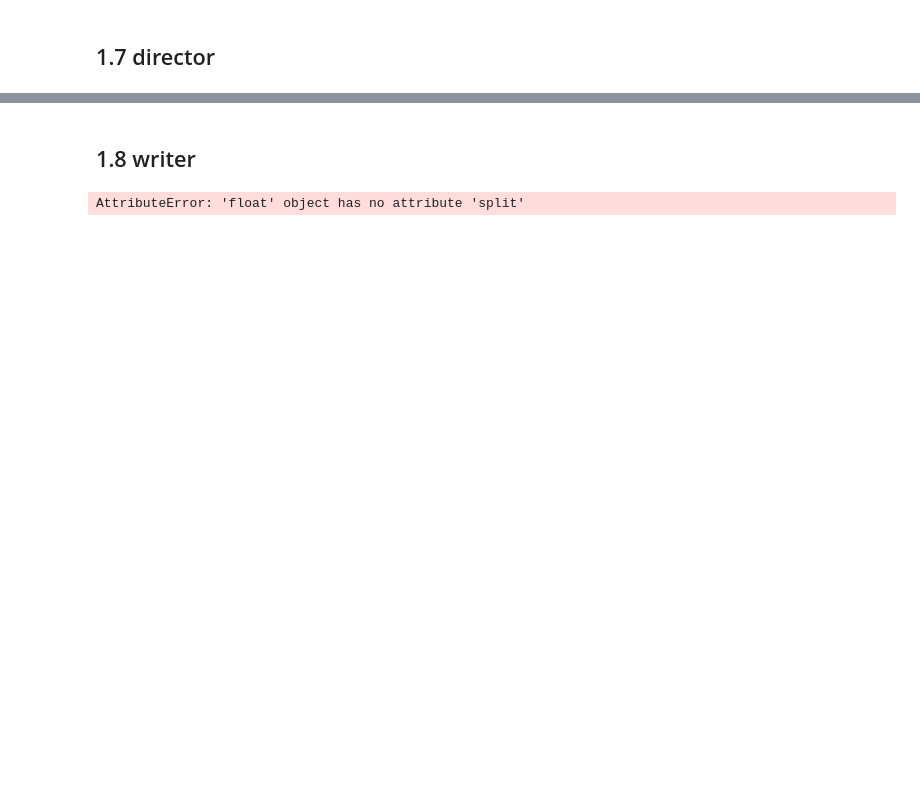
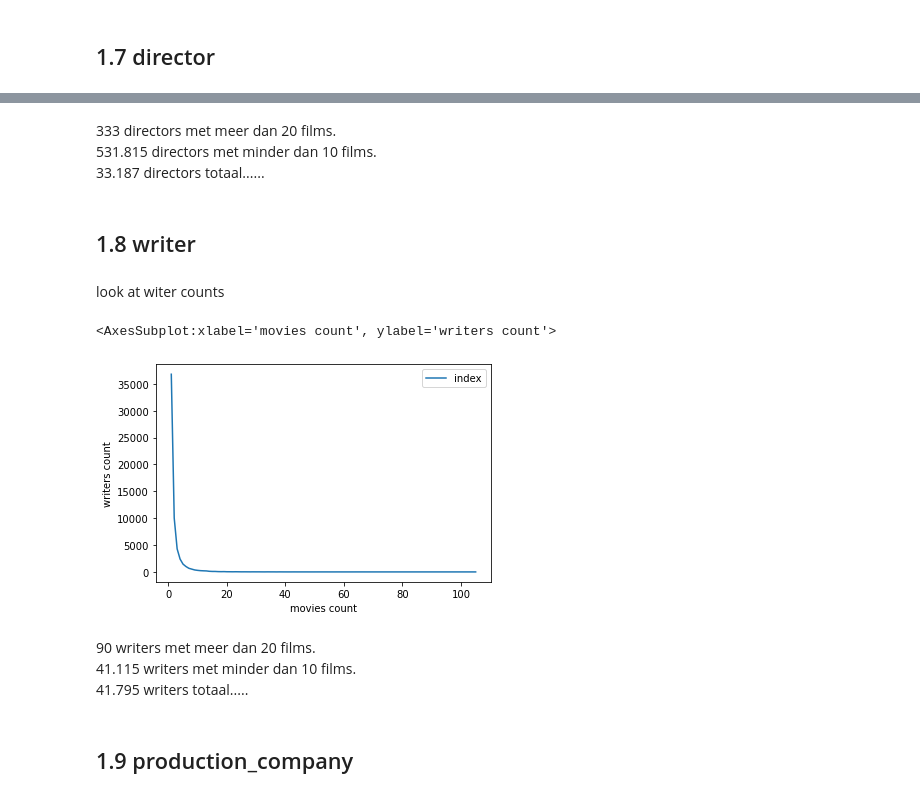
Before and after one commit to DirkTorre/VU_ML_project, a Jupyter notebook: data cleaning.ipynb, the cells around one changed output, grey strips where cells are left out. Cells and saved outputs as stored; diff of their text form; code cells hidden in the pictures; blank space fills up the shorter version.

```diff
--- a/data cleaning.ipynb
+++ b/data cleaning.ipynb
@@ -510,13 +578,32 @@ Name: director, Length: 81114, dtype: object
-# %% [markdown]
-## 1.8 writer
-# %%
-def strip_director(row):
-    row["writer"] = row["writer"].split(", ")[0]
-
-    return row
-
-
-adj_movies = adj_movies.apply(strip_director, axis=1)
-adj_movies["writer"]
-# %% [output]
-AttributeError: 'float' object has no attribute 'split'
+# %% [markdown]
+333 directors met meer dan 20 films.<br>
+531.815 directors met minder dan 10 films.<br>
+33.187 directors totaal......
+# %% [markdown]
+## 1.8 writer
+# %% [markdown]
+look at witer counts
+# %%
+# adj_movies["writer"]
+
+test = adj_movies[~adj_movies["writer"].isnull()]
+
+
+test2 = ",".join(test["writer"].str.replace(", ", ",").to_list()).split(",")
+# print(len(test), len(set(test)))
+
+# all writers
+test3 = pd.DataFrame.from_dict(Counter(test2) , orient='index').reset_index()
+# writers count per movie count
+writers_movie_count = test3.groupby(0).count()
+# for_plot.plot(xlabel="writers")
+writers_movie_count.plot(xlabel="movies count", ylabel="writers count")
+# %% [output]
+<AxesSubplot:xlabel='movies count', ylabel='writers count'>
+[figure, added]
+# %% [markdown]
+90 writers met meer dan 20 films.<br>
+41.115 writers met minder dan 10 films.<br>
+41.795 writers totaal.....<br>
+# %% [markdown]
+## 1.9 production_company
```
Also changed, not shown: parts of 29 cells of this notebook.
